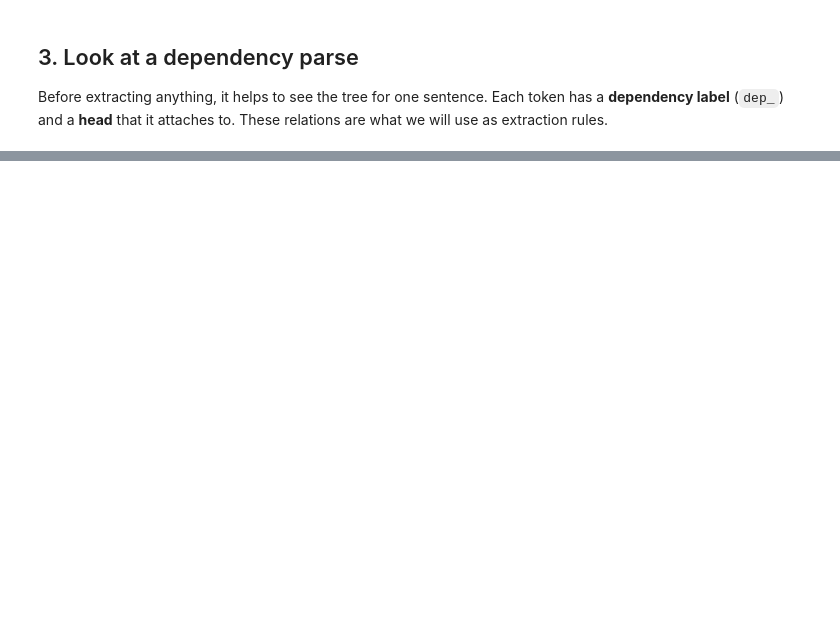
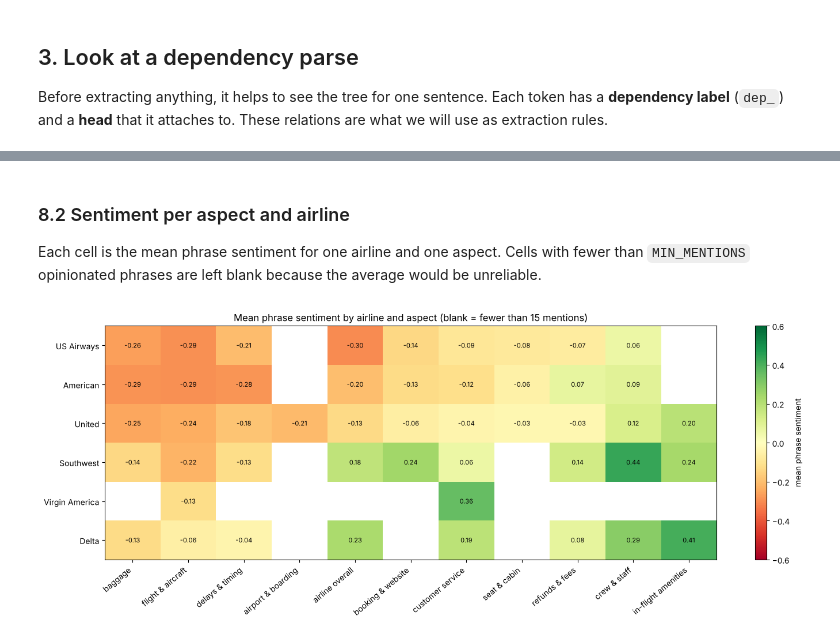
Before and after one commit to Joy-mel/Exploring-NLP-Concepts-for-Social-Media-Analytics, a Jupyter notebook: Integrated_Syntactic_Semantic_Analysis.ipynb, the cells around one changed output, grey strips where cells are left out. Saved outputs shown, nothing was run; the diff lists cells and outputs as text; code cells hidden in the pictures; blank space fills up the shorter version.

```diff
--- a/Integrated_Syntactic_Semantic_Analysis.ipynb
+++ b/Integrated_Syntactic_Semantic_Analysis.ipynb
@@ -431,0 +496,30 @@ Syntactic analysis told us *where to look* (which words relate to which), and se
+# %% [markdown]
+### 8.2 Sentiment per aspect and airline
+
+Each cell is the mean phrase sentiment for one airline and one aspect. Cells with fewer than `MIN_MENTIONS` opinionated phrases are left blank because the average would be unreliable.
+# %%
+MIN_MENTIONS = 15
+
+g = (op[op["aspect"] != "other"]
+       .groupby(["airline", "aspect"])["phrase_score"]
+       .agg(["mean", "size"]).reset_index())
+g.loc[g["size"] < MIN_MENTIONS, "mean"] = np.nan
+heat = g.pivot(index="airline", columns="aspect", values="mean")
+heat = heat[agg.index.intersection(heat.columns)]            # same aspect order as 8.1
+heat = heat.loc[heat.mean(axis=1).sort_values().index]       # most negative airline at the top
+
+fig, ax = plt.subplots(figsize=(1.15 * heat.shape[1] + 2, 0.6 * heat.shape[0] + 2))
+im = ax.imshow(heat.values, cmap="RdYlGn", vmin=-0.6, vmax=0.6, aspect="auto")
+ax.set_xticks(range(heat.shape[1]), heat.columns, rotation=40, ha="right")
+ax.set_yticks(range(heat.shape[0]), heat.index)
+for r in range(heat.shape[0]):
+    for c in range(heat.shape[1]):
+        v = heat.values[r, c]
+        if not np.isnan(v):
+            ax.text(c, r, f"{v:.2f}", ha="center", va="center", fontsize=8)
+ax.set_title(f"Mean phrase sentiment by airline and aspect (blank = fewer than {MIN_MENTIONS} mentions)")
+fig.colorbar(im, ax=ax, label="mean phrase sentiment")
+plt.tight_layout()
+plt.show()
+# %% [output]
+[figure, added]
```
Also changed, not shown: parts of 61 cells of this notebook.
